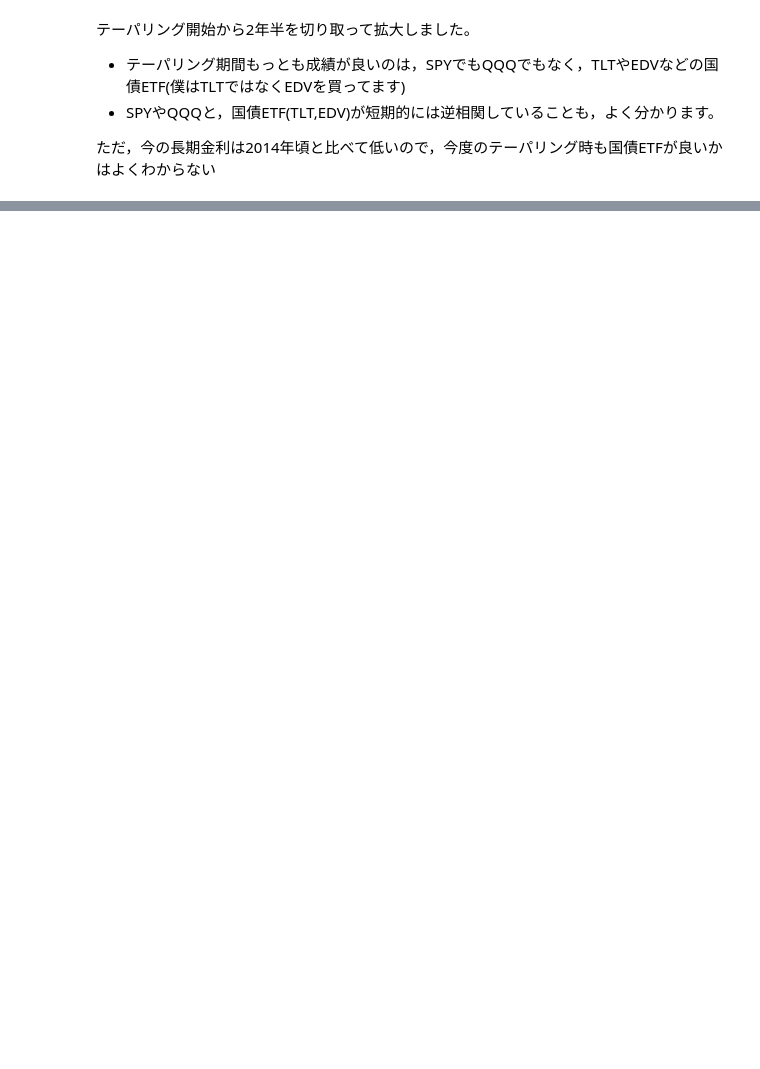
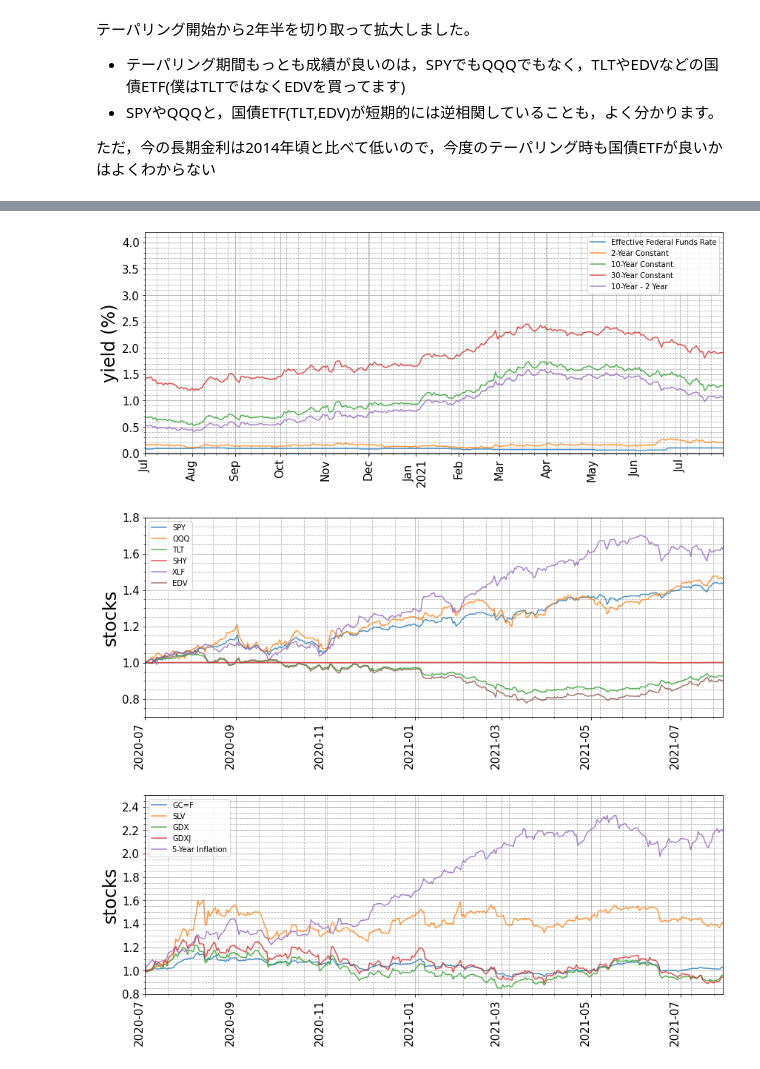
Before and after one commit to jnishii/stock-analysis, a Jupyter notebook: yahoo_fin/Yields.ipynb, the cells around one changed output, grey strips where cells are left out. Drawn from its saved outputs; the diff is of its cells as text; code cells hidden in the pictures; blank space fills up the shorter version.

```diff
--- a/yahoo_fin/Yields.ipynb
+++ b/yahoo_fin/Yields.ipynb
@@ -198,0 +191,9 @@ plot(df[stargets],xlim=["2014-01-01", "2016-06-01"],ylim=[0.9,1.65], ylabel="sto
+# %%
+xlim=["2020-07-01", "2021-07-30"]
+plot(df[ytargets],xlim=xlim,ylim=[0,4.2], ylabel="yield (%)")
+plot(df[stargets],xlim=xlim,ylim=[0.7,1.8], ylabel="stocks", normalize=True)
+plot(df[ctargets],xlim=xlim,ylim=[0.8,2.5], ylabel="stocks", normalize=True)
+# %% [output]
+[figure, added]
+[figure, added]
+[figure, added]
```
Also changed, not shown: parts of 9 cells of this notebook.
